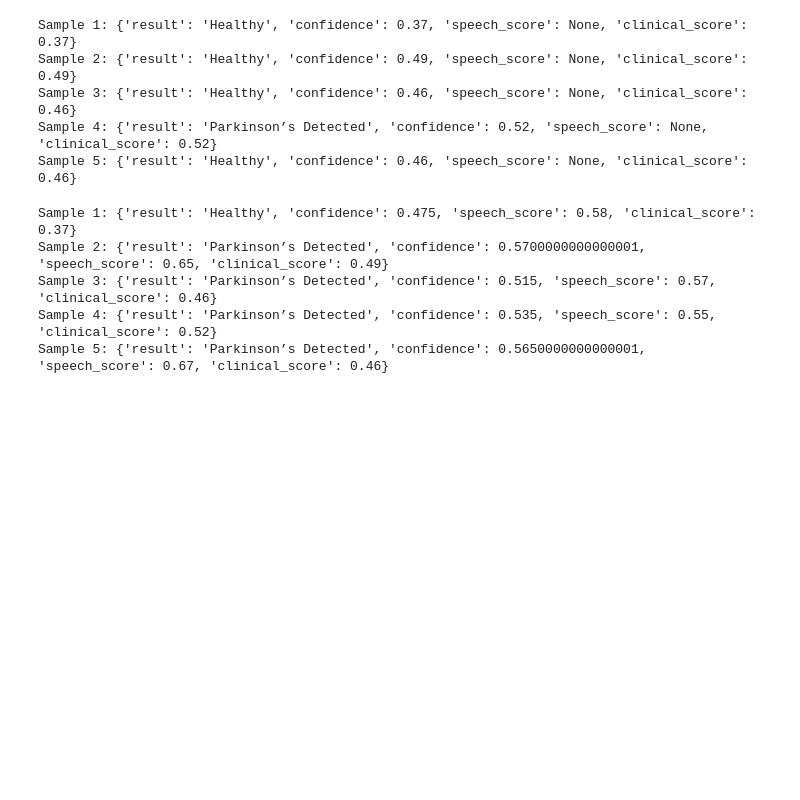
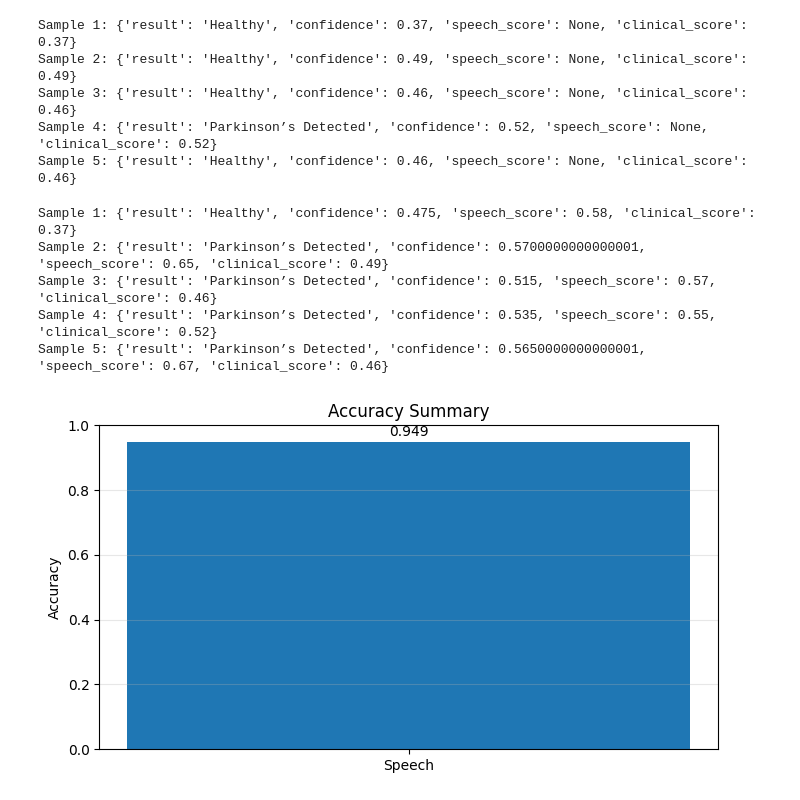
Before and after one commit to VulliShivani/NeuroAI-Brain-Disease-Detection, a Jupyter notebook: notebooks/Parkinson.ipynb, the cells around one changed output. Drawn from its saved outputs; the diff is of its cells as text; code cells hidden in the pictures; blank space fills up the shorter version.

```diff
--- a/notebooks/Parkinson.ipynb
+++ b/notebooks/Parkinson.ipynb
@@ -322,0 +506,85 @@ pickle.dump(X_c.columns.tolist(), open('clinical_features.pkl', 'wb'))
+# %%
+import matplotlib.pyplot as plt
+from sklearn.metrics import accuracy_score
+
+
+def plot_accuracy_graphs():
+    plotted = False
+
+    # 1) Keras history support (if present)
+    history_candidates = [
+        globals().get('history'),
+        globals().get('training_history'),
+        globals().get('model_history'),
+        globals().get('hist'),
+    ]
+    history_obj = next((h for h in history_candidates if h is not None), None)
+
+    if history_obj is not None and hasattr(history_obj, 'history'):
+        hist = history_obj.history
+    elif isinstance(history_obj, dict):
+        hist = history_obj
+    else:
+        hist = None
+
+    if hist and ('accuracy' in hist or 'acc' in hist):
+        acc_key = 'accuracy' if 'accuracy' in hist else 'acc'
+        val_key = 'val_accuracy' if 'val_accuracy' in hist else ('val_acc' if 'val_acc' in hist else None)
+
+        plt.figure(figsize=(8, 5))
+        plt.plot(hist[acc_key], marker='o', label='Training Accuracy')
+        if val_key:
+            plt.plot(hist[val_key], marker='o', label='Validation Accuracy')
+        plt.title('Model Accuracy')
+        plt.xlabel('Epoch')
+        plt.ylabel('Accuracy')
+        plt.grid(True, alpha=0.3)
+        plt.legend()
+        plt.tight_layout()
+        plt.show()
+        plotted = True
+
+    # 2) Sklearn-style pairs used in this notebook
+    pairs = [
+        ('Speech', 'y_test', 'y_pred'),
+        ('Clinical', 'y_test_c', 'y_pred_c'),
+    ]
+
+    labels, scores = [], []
+    for label, y_true_name, y_pred_name in pairs:
+        if y_true_name in globals() and y_pred_name in globals():
+            try:
+                score = accuracy_score(globals()[y_true_name], globals()[y_pred_name])
+                labels.append(label)
+                scores.append(score)
+            except Exception:
+                pass
+
+    if scores:
+        plt.figure(figsize=(7, 4))
+        bars = plt.bar(labels, scores, color=['#1f77b4', '#ff7f0e'][:len(scores)])
+        plt.ylim(0, 1)
+        plt.ylabel('Accuracy')
+        plt.title('Accuracy Summary')
+        plt.grid(axis='y', alpha=0.3)
+
+        for bar, score in zip(bars, scores):
+            plt.text(
+                bar.get_x() + bar.get_width() / 2,
+                score + 0.01,
+                f'{score:.3f}',
+                ha='center',
+                va='bottom',
+            )
+
+        plt.tight_layout()
+        plt.show()
+        plotted = True
+
+    if not plotted:
+        print('No accuracy data found yet. Run training/evaluation cells first, then run this cell.')
+
+
+plot_accuracy_graphs()
+# %% [output]
+[figure, added]
```
Also changed, not shown: parts of 12 cells of this notebook, 14 other files.
